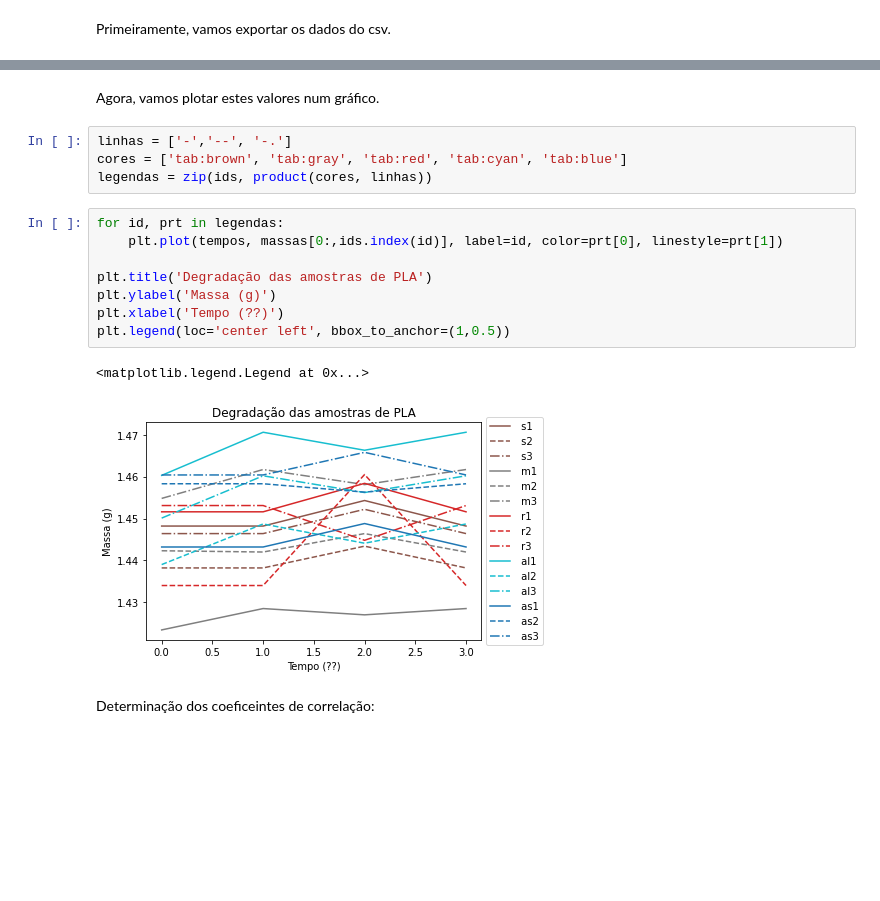
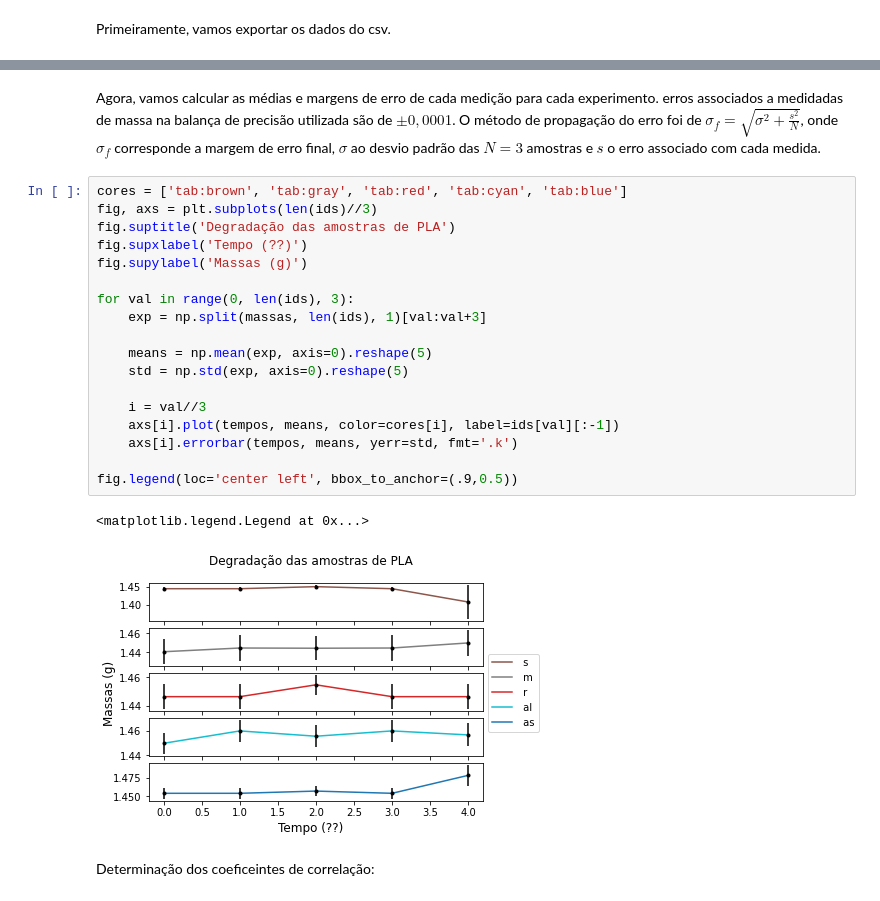
Before and after one commit to icarob-eng/contador-de-pixels, a Jupyter notebook: Analise_de_massas.ipynb, the cells around one changed output, grey strips where cells are left out. Drawn from its saved outputs; the diff is of its cells as text; blank space fills up the shorter version.

Commit message:
Subplots e ErrorBars funcionando

```diff
--- a/Analise_de_massas.ipynb
+++ b/Analise_de_massas.ipynb
@@ -19,20 +31,26 @@ with open('massas.csv', newline='') as f:
-# %% [markdown]
-Agora, vamos plotar estes valores num gráfico.
-# %%
-linhas = ['-','--', '-.']
-cores = ['tab:brown', 'tab:gray', 'tab:red', 'tab:cyan', 'tab:blue']
-legendas = zip(ids, product(cores, linhas))
-# %%
-for id, prt in legendas:
-    plt.plot(tempos, massas[0:,ids.index(id)], label=id, color=prt[0], linestyle=prt[1])
-
-plt.title('Degradação das amostras de PLA')
-plt.ylabel('Massa (g)')
-plt.xlabel('Tempo (??)')
-plt.legend(loc='center left', bbox_to_anchor=(1,0.5))
-# %% [output]
-<matplotlib.legend.Legend at 0x...>
-[figure, removed]
+# %% [markdown]
+Agora, vamos calcular as médias e margens de erro de cada medição para cada experimento. erros associados a medidadas de massa na balança de precisão utilizada são de $\pm 0,0001$. O método de propagação do erro foi de $\sigma_f = \sqrt{\sigma^2 + \frac{s^2}{N}}$, onde $\sigma_f$ corresponde a margem de erro final, $\sigma$ ao desvio padrão das $N = 3$ amostras e $s$ o erro associado com cada medida.
+# %%
+cores = ['tab:brown', 'tab:gray', 'tab:red', 'tab:cyan', 'tab:blue']
+fig, axs = plt.subplots(len(ids)//3)
+fig.suptitle('Degradação das amostras de PLA')
+fig.supxlabel('Tempo (??)')
+fig.supylabel('Massas (g)')
+
+for val in range(0, len(ids), 3):
+    exp = np.split(massas, len(ids), 1)[val:val+3]
+
+    means = np.mean(exp, axis=0).reshape(5)
+    std = np.std(exp, axis=0).reshape(5)
+
+    i = val//3
+    axs[i].plot(tempos, means, color=cores[i], label=ids[val][:-1])
+    axs[i].errorbar(tempos, means, yerr=std, fmt='.k')
+
+fig.legend(loc='center left', bbox_to_anchor=(.9,0.5))
+# %% [output]
+<matplotlib.legend.Legend at 0x...>
+[figure, added]
 # %% [markdown]
 Determinação dos coeficeintes de correlação:
 # %%
```
Also changed, not shown: parts of 3 cells of this notebook.
